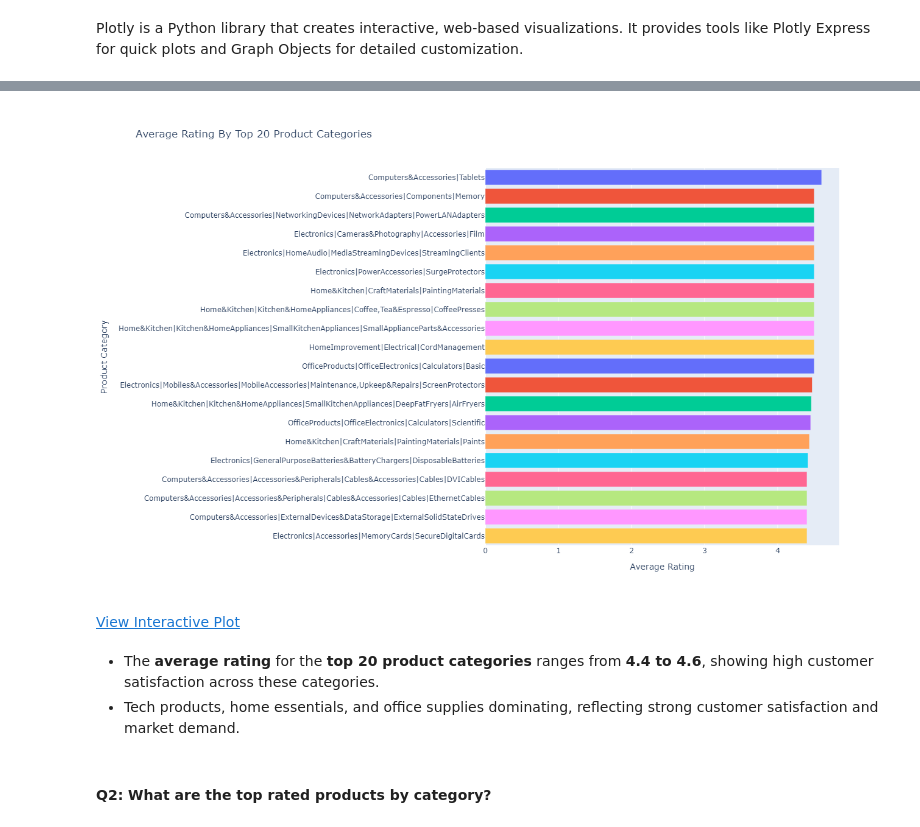
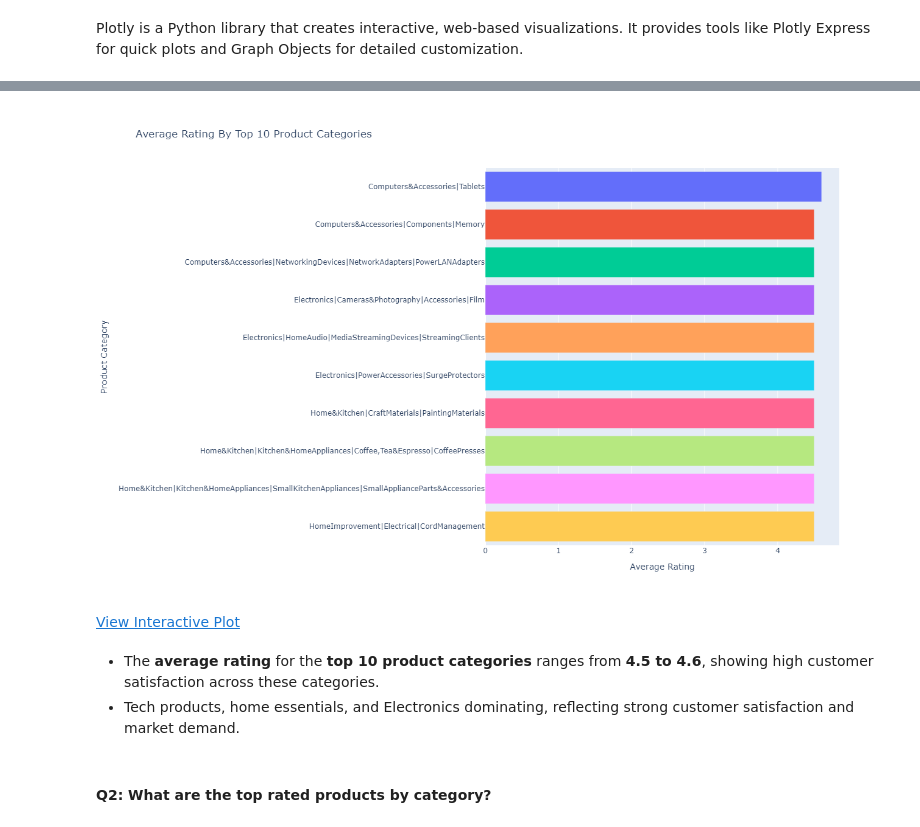
Before and after one commit to mariamkhan04/Amazon_Sales_Analysis_Plotly, a Jupyter notebook: eda.ipynb, the cells around one changed output, grey strips where cells are left out. Saved outputs shown, nothing was run; the diff lists cells and outputs as text; code cells hidden in the pictures.

```diff
--- a/eda.ipynb
+++ b/eda.ipynb
@@ -13,7 +13,7 @@ import plotly.graph_objects as go
 # %%
 # Load the Data from the CSV file
 
-amazon_sales = pd.read_csv("Data Source/amazon.csv")
+amazon_sales = pd.read_csv("src/amazon.csv")
 amazon_sales.head(5)
 # %% [output]
 |  | product_id | product_name | category | discounted_price | actual_price | discount_percentage | rating | ... |
@@ -215,10 +215,10 @@ def save_and_display(fig, filename):
 # Avg. rating for each product category
 category_avg_rating = amazon_sales.groupby('category')['rating'].mean().reset_index()
 
-print("\nAverage rating for top 20 product categories")
+print("\nAverage rating for top 10 product categories")
 
-# Avg. rating for top 20 Product categories
-top_categories = category_avg_rating.nlargest(20, 'rating')  # Top 20 categories
+# Avg. rating for top 10 Product categories
+top_categories = category_avg_rating.nlargest(10, 'rating')  # Top 10 categories
 
 top_categories
 # %% [output]
@@ -243,21 +237,21 @@ Average rating for top 20 product categories
 # %%
 # bar plot for average rating for each product category
 fig1 = px.bar(data_frame=top_categories,
               x='rating',
               y='category',
-              title='Average Rating By Top 20 Product Categories',
+              title='Average Rating By Top 10 Product Categories',
               orientation='h',
               color='category')  # Horizontal bar chart
 
 fig1.update_layout(xaxis_title='Average Rating', yaxis_title='Product Category', width=1300,height=800, showlegend=False)
 # fig1.show()
 save_and_display(fig1, "plotlyplots/plot1.html")
 # %% [output]
-[figure, old version]
+[figure, new version]
 View Interactive Plot
 # %% [markdown]
-- The **average rating** for the **top 20 product categories** ranges from **4.4 to 4.6**, showing high customer satisfaction across these categories.
-- Tech products, home essentials, and office supplies dominating, reflecting strong customer satisfaction and market demand.
+- The **average rating** for the **top 10 product categories** ranges from **4.5 to 4.6**, showing high customer satisfaction across these categories.
+- Tech products, home essentials, and Electronics dominating, reflecting strong customer satisfaction and market demand.
 # %% [markdown]
 #### **Q2: What are the top rated products by category?**
 # %%
```
Also changed, not shown: parts of 23 cells of this notebook, 20 other files.
